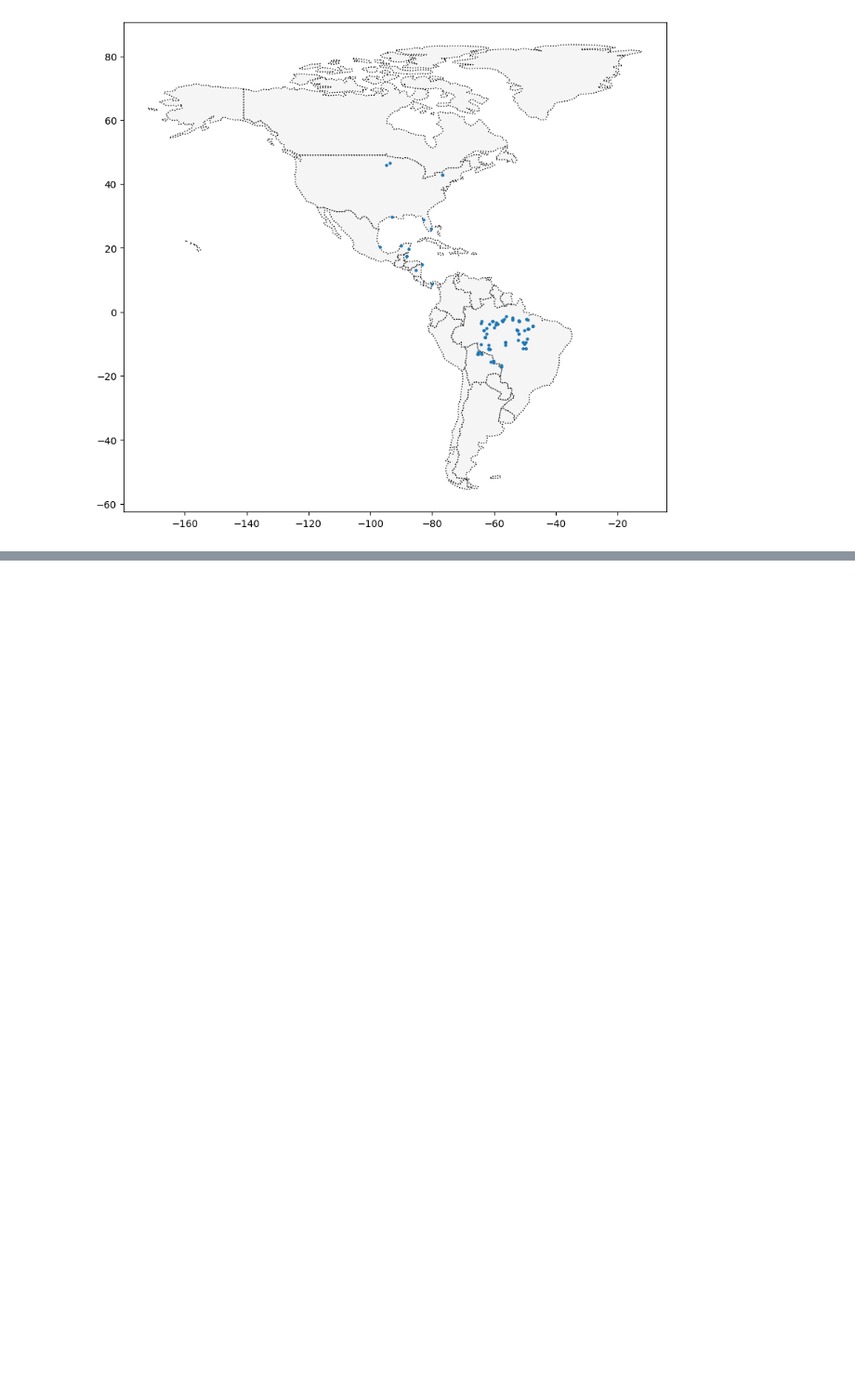
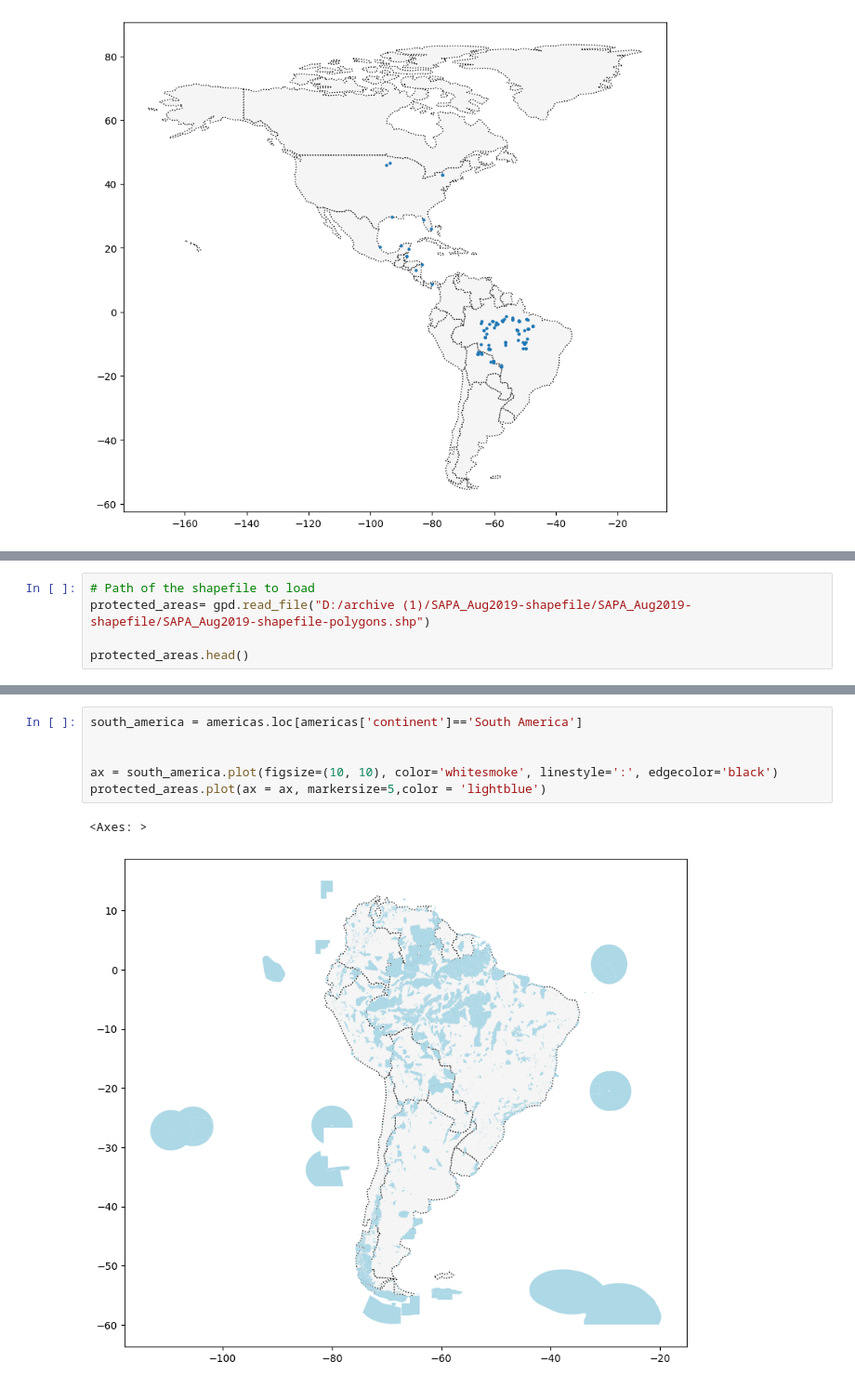
Before and after one commit to kdayeon/kimdayeonblog, a Jupyter notebook: Exercise/2. Coordinate Reference Systems.ipynb, the cells around one changed output, grey strips where cells are left out. Shown: that part at 93% size. Cells and saved outputs as stored; diff of their text form; blank space fills up the shorter version.

```diff
--- a/Exercise/2. Coordinate Reference Systems.ipynb
+++ b/Exercise/2. Coordinate Reference Systems.ipynb
@@ -125,0 +161,5 @@ birds.head()
+# %%
+# Path of the shapefile to load
+protected_areas= gpd.read_file("D:/archive (1)/SAPA_Aug2019-shapefile/SAPA_Aug2019-shapefile/SAPA_Aug2019-shapefile-polygons.shp")
+
+protected_areas.head()
@@ -125,0 +180,9 @@ birds.head()
+# %%
+south_america = americas.loc[americas['continent']=='South America']
+
+
+ax = south_america.plot(figsize=(10, 10), color='whitesmoke', linestyle=':', edgecolor='black')
+protected_areas.plot(ax = ax, markersize=5,color = 'lightblue')
+# %% [output]
+<Axes: >
+[figure, added]
```
Also changed, not shown: parts of 21 cells of this notebook, 12 other files.
